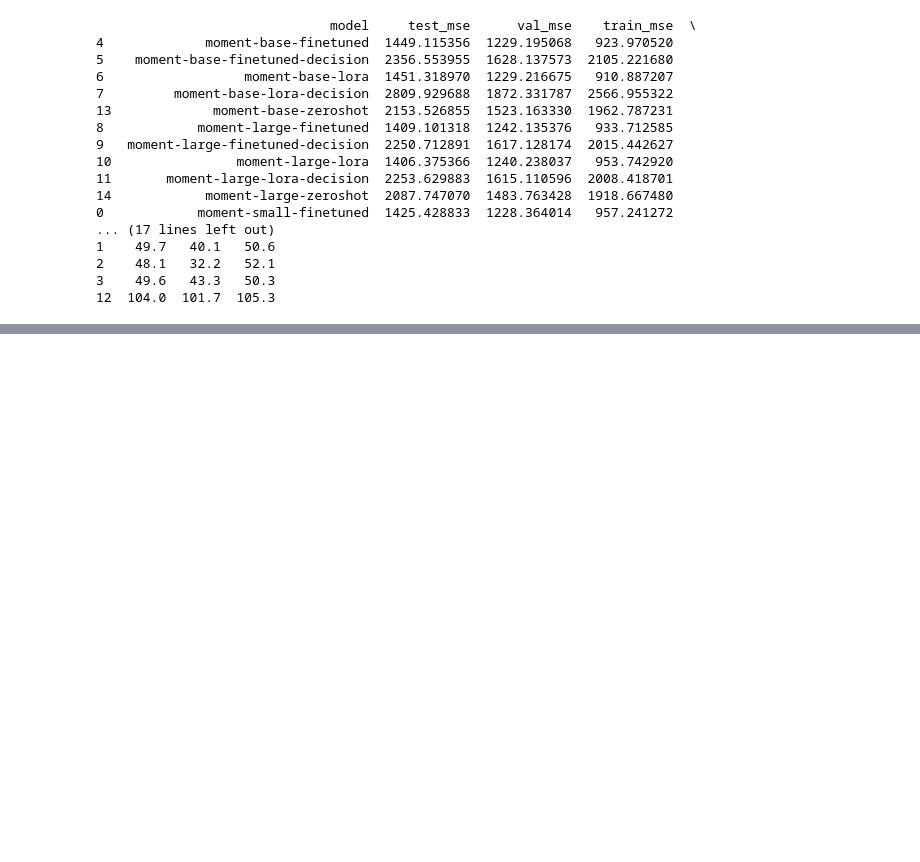
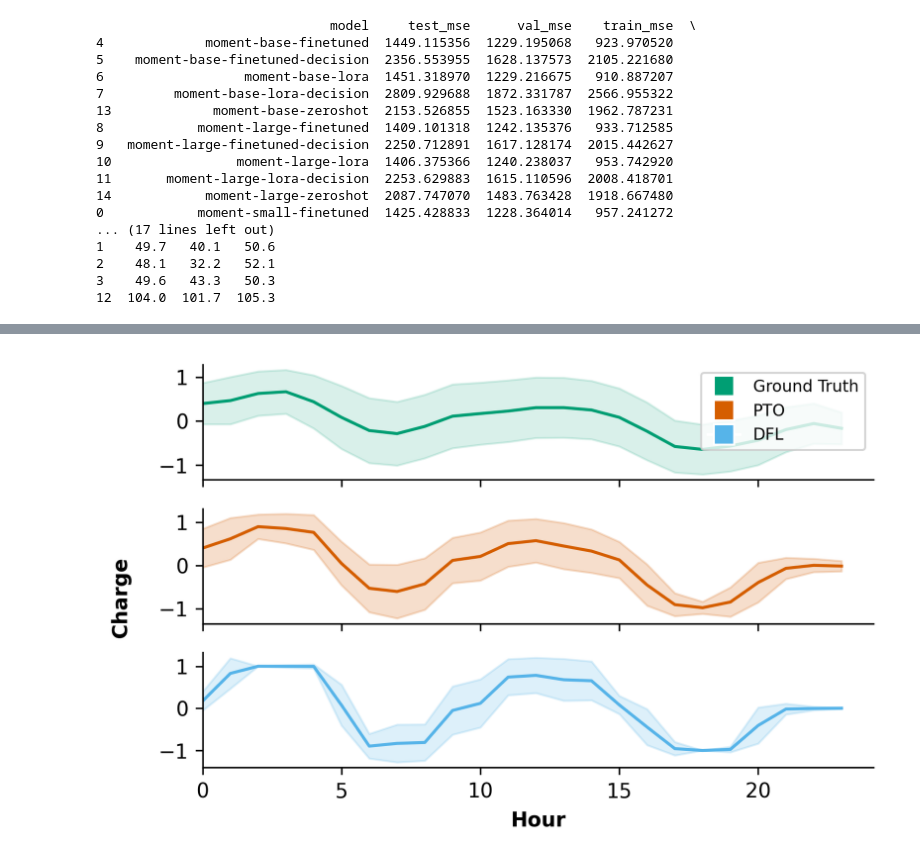
Before and after one commit to saloper/decision-focused-fine-tuning, a Jupyter notebook: notebooks/aggregate_metrics.ipynb, the cells around one changed output, grey strips where cells are left out. Saved outputs shown, nothing was run; the diff lists cells and outputs as text; code cells hidden in the pictures; blank space fills up the shorter version.

```diff
--- a/notebooks/aggregate_metrics.ipynb
+++ b/notebooks/aggregate_metrics.ipynb
@@ -301,0 +326,20 @@ plt.show()
+# %%
+base_dir = get_path(f"results\\experiments\\moment-small-lora\\NEMA")
+exp_dir = get_lastest_exp(base_dir)
+pto = pd.read_parquet(exp_dir + "/results.parquet")
+#Compute regret
+pto['regret'] = (pto['true_profit'] - pto['real_profit']) / pto['true_profit']
+pto['mse'] = pto.apply(
+    lambda row: np.mean((np.array(row['true']) - np.array(row['pred']))**2),
+    axis=1
+)
+
+pto['pred_power'] = pto.apply(
+    lambda row: (np.array(row['pred_c_sol']) - np.array(row['pred_d_sol'])).tolist(),
+    axis=1
+
+)
+pto['true_power'] = pto.apply(
+    lambda row: (np.array(row['true_c_sol']) - np.array(row['true_d_sol'])).tolist(),
+    axis=1
+)
@@ -301,0 +424,58 @@ plt.show()
+# %%
+plt.style.use('default')
+
+fig, (ax1, ax2, ax3) = plt.subplots(nrows=3, ncols=1, figsize=(5.5, 3.5), dpi=300, sharex=True)
+
+# Create an x-axis (assuming your arrays are lists of hours/steps)
+hours = np.arange(len(true_test_mean))
+
+# --- Plot 1: True Power (Top) ---
+ax1.plot(hours, true_test_mean, label='True Power', color='#009E73', linestyle='-')
+ax1.fill_between(hours,
+                true_test_mean -  true_test_std,
+                true_test_mean +  true_test_std,
+                color='#009E73', alpha=0.15)
+
+
+# --- Plot 2: PTO (Middle) ---
+ax2.plot(hours, pto_test_mean, label='PTO', color='#D55E00')
+ax2.fill_between(hours,
+                pto_test_mean -  pto_test_std,
+                pto_test_mean +  pto_test_std,
+                color='#D55E00', alpha=0.2)
+
+
+# --- Plot 3: DFL (Bottom) ---
+ax3.plot(hours, dfl_test_mean, label='DFL', color='#56B4E9')
+ax3.fill_between(hours,
+                dfl_test_mean -  dfl_test_std,
+                dfl_test_mean +  dfl_test_std,
+                color='#56B4E9', alpha=0.2)
+
+ax3.set_xlabel('Hour', fontweight='bold', fontsize=10) # X-label only goes on the bottom plot
+
+
+# --- Global Formatting ---
+# Apply spine styling to all three axes at once
+for ax in [ax1, ax2, ax3]:
+    ax.spines['top'].set_visible(False)
+    ax.spines['right'].set_visible(False)
+    ax.set_xlim(left=0)
+
+
+legend_elements = [
+    Line2D([0], [0], color='w', marker='s', markerfacecolor='#009E73', markersize=10, label='Ground Truth'),
+    Line2D([0], [0], color='w', marker='s', markerfacecolor='#D55E00', markersize=10, label='PTO'),
+    Line2D([0], [0], color='w', marker='s', markerfacecolor='#56B4E9', markersize=10, label='DFL'),
+
+]
+ax1.legend(handles=legend_elements, loc='upper right', frameon=True, fontsize=8)
+
+fig.supylabel('Charge', fontweight='bold', fontsize=10)
+
+# tight_layout prevents labels from overlapping between subplots
+plt.tight_layout()
+plt.savefig("plots/variance_charge.pdf", format='pdf', bbox_inches='tight')
+plt.show()
+# %% [output]
+[figure, added]
```
Also changed, not shown: parts of 8 cells of this notebook, 5 other files.
